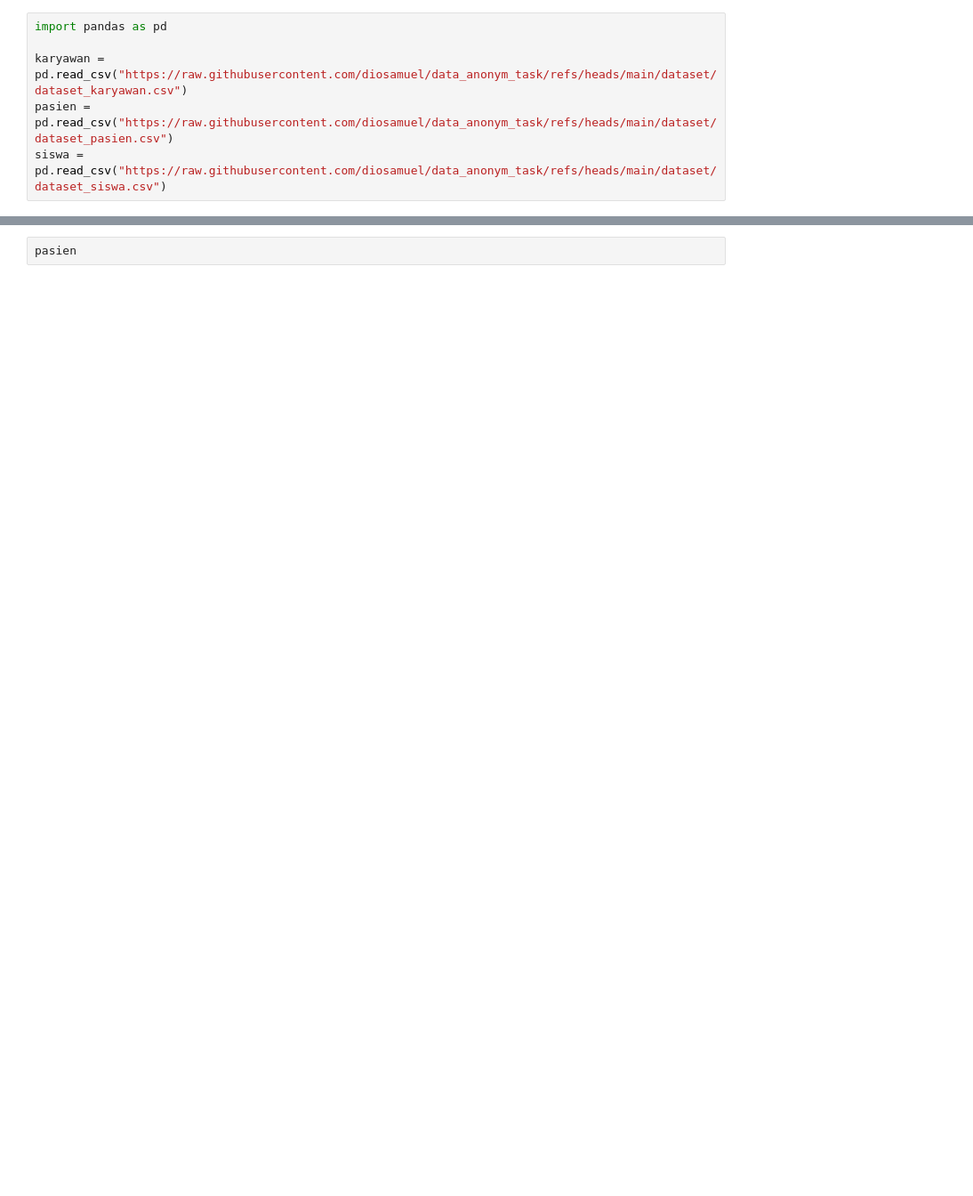
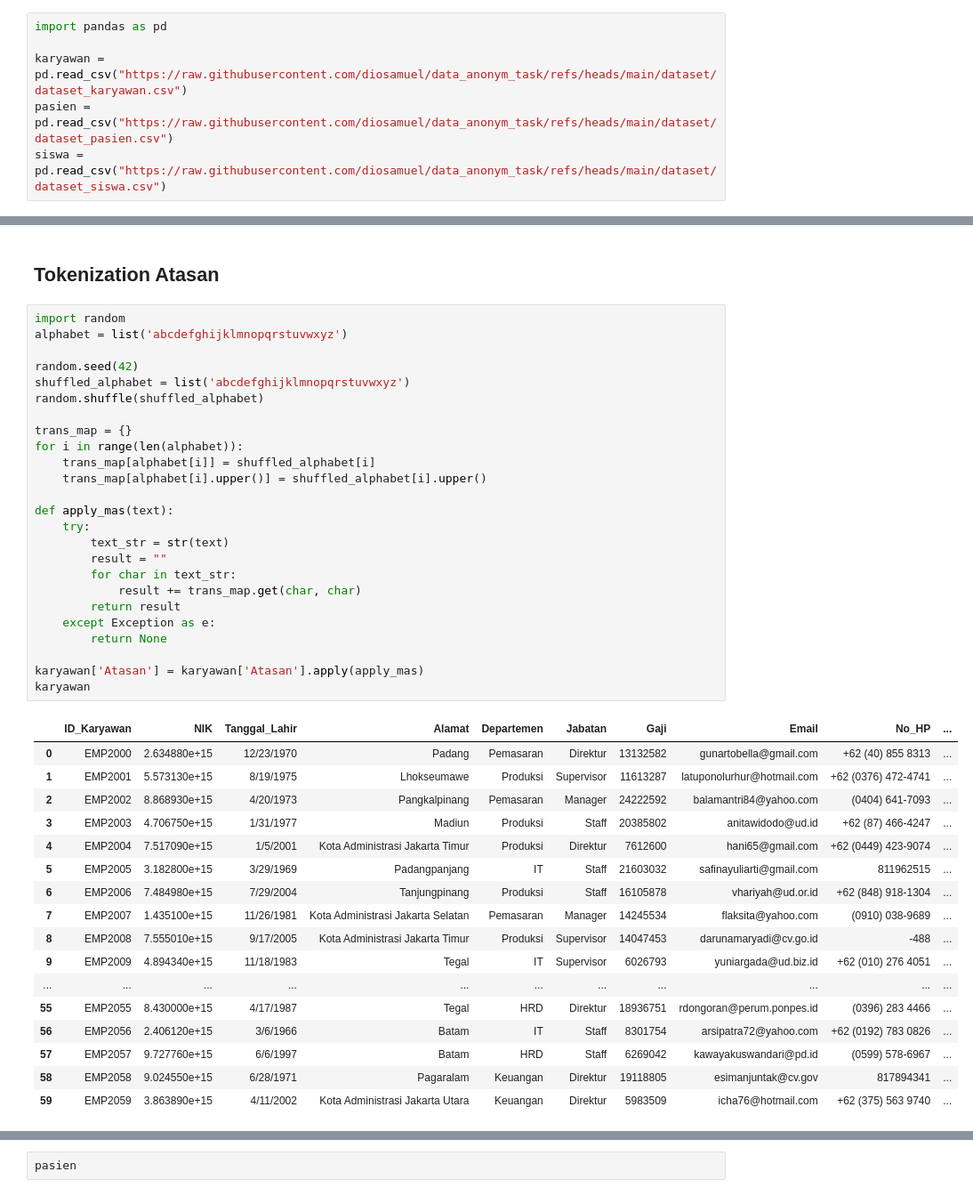
Before and after one commit to diosamuel/data_anonym_task, a Jupyter notebook: DataAnonymity.ipynb, the cells around one changed output, grey strips where cells are left out. Shown at 89% size. Drawn from its saved outputs; the diff is of its cells as text; blank space fills up the shorter version.

```diff
--- a/DataAnonymity.ipynb
+++ b/DataAnonymity.ipynb
@@ -28,0 +55,45 @@ karyawan
+# %% [markdown]
+## Tokenization Atasan
+# %%
+import random
+alphabet = list('abcdefghijklmnopqrstuvwxyz')
+
+random.seed(42)
+shuffled_alphabet = list('abcdefghijklmnopqrstuvwxyz')
+random.shuffle(shuffled_alphabet)
+
+trans_map = {}
+for i in range(len(alphabet)):
+    trans_map[alphabet[i]] = shuffled_alphabet[i]
+    trans_map[alphabet[i].upper()] = shuffled_alphabet[i].upper()
+
+def apply_mas(text):
+    try:
+        text_str = str(text)
+        result = ""
+        for char in text_str:
+            result += trans_map.get(char, char)
+        return result
+    except Exception as e:
+        return None
+
+karyawan['Atasan'] = karyawan['Atasan'].apply(apply_mas)
+karyawan
+# %% [output]
+|  | ID_Karyawan | NIK | Tanggal_Lahir | Alamat | Departemen | Jabatan | Gaji | Email | No_HP | ... |
+| 0 | EMP2000 | 2.634880e+15 | 12/23/1970 | Padang | Pemasaran | Direktur | 13132582 | gunartobella@gmail.com | +62 (40) 855 8313 | ... |
+| 1 | EMP2001 | 5.573130e+15 | 8/19/1975 | Lhokseumawe | Produksi | Supervisor | 11613287 | latuponolurhur@hotmail.com | +62 (0376) 472-4741 | ... |
+| 2 | EMP2002 | 8.868930e+15 | 4/20/1973 | Pangkalpinang | Pemasaran | Manager | 24222592 | balamantri84@yahoo.com | (0404) 641-7093 | ... |
+| 3 | EMP2003 | 4.706750e+15 | 1/31/1977 | Madiun | Produksi | Staff | 20385802 | anitawidodo@ud.id | +62 (87) 466-4247 | ... |
+| 4 | EMP2004 | 7.517090e+15 | 1/5/2001 | Kota Administrasi Jakarta Timur | Produksi | Direktur | 7612600 | hani65@gmail.com | +62 (0449) 423-9074 | ... |
+| 5 | EMP2005 | 3.182800e+15 | 3/29/1969 | Padangpanjang | IT | Staff | 21603032 | safinayuliarti@gmail.com | 811962515 | ... |
+| 6 | EMP2006 | 7.484980e+15 | 7/29/2004 | Tanjungpinang | Produksi | Staff | 16105878 | vhariyah@ud.or.id | +62 (848) 918-1304 | ... |
+| 7 | EMP2007 | 1.435100e+15 | 11/26/1981 | Kota Administrasi Jakarta Selatan | Pemasaran | Manager | 14245534 | flaksita@yahoo.com | (0910) 038-9689 | ... |
+| 8 | EMP2008 | 7.555010e+15 | 9/17/2005 | Kota Administrasi Jakarta Timur | Produksi | Supervisor | 14047453 | darunamaryadi@cv.go.id | -488 | ... |
+| 9 | EMP2009 | 4.894340e+15 | 11/18/1983 | Tegal | IT | Supervisor | 6026793 | yuniargada@ud.biz.id | +62 (010) 276 4051 | ... |
+| ... | ... | ... | ... | ... | ... | ... | ... | ... | ... | ... |
+| 55 | EMP2055 | 8.430000e+15 | 4/17/1987 | Tegal | HRD | Direktur | 18936751 | rdongoran@perum.ponpes.id | (0396) 283 4466 | ... |
+| 56 | EMP2056 | 2.406120e+15 | 3/6/1966 | Batam | IT | Staff | 8301754 | arsipatra72@yahoo.com | +62 (0192) 783 0826 | ... |
+| 57 | EMP2057 | 9.727760e+15 | 6/6/1997 | Batam | HRD | Staff | 6269042 | kawayakuswandari@pd.id | (0599) 578-6967 | ... |
+| 58 | EMP2058 | 9.024550e+15 | 6/28/1971 | Pagaralam | Keuangan | Direktur | 19118805 | esimanjuntak@cv.gov | 817894341 | ... |
+| 59 | EMP2059 | 3.863890e+15 | 4/11/2002 | Kota Administrasi Jakarta Utara | Keuangan | Direktur | 5983509 | icha76@hotmail.com | +62 (375) 563 9740 | ... |
```
Also changed, not shown: parts of 29 cells of this notebook.
